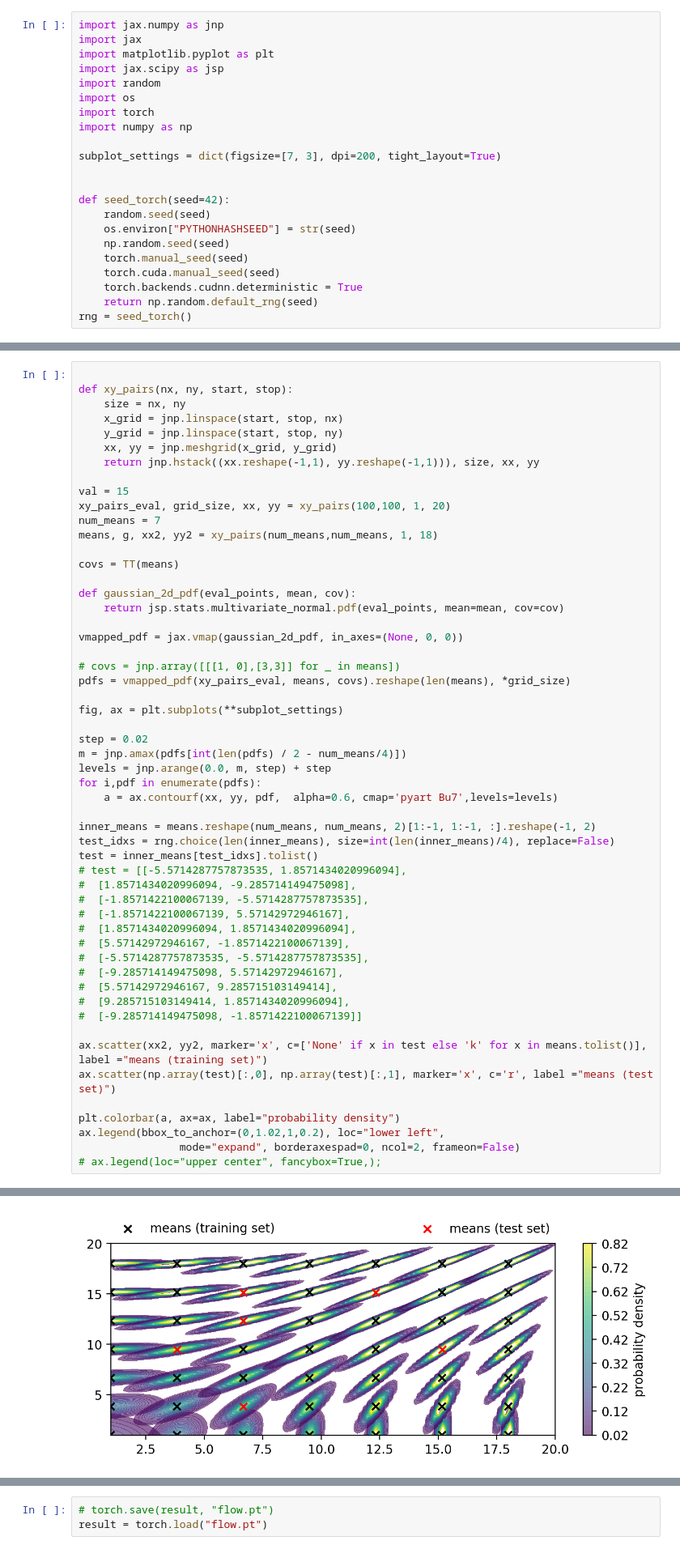
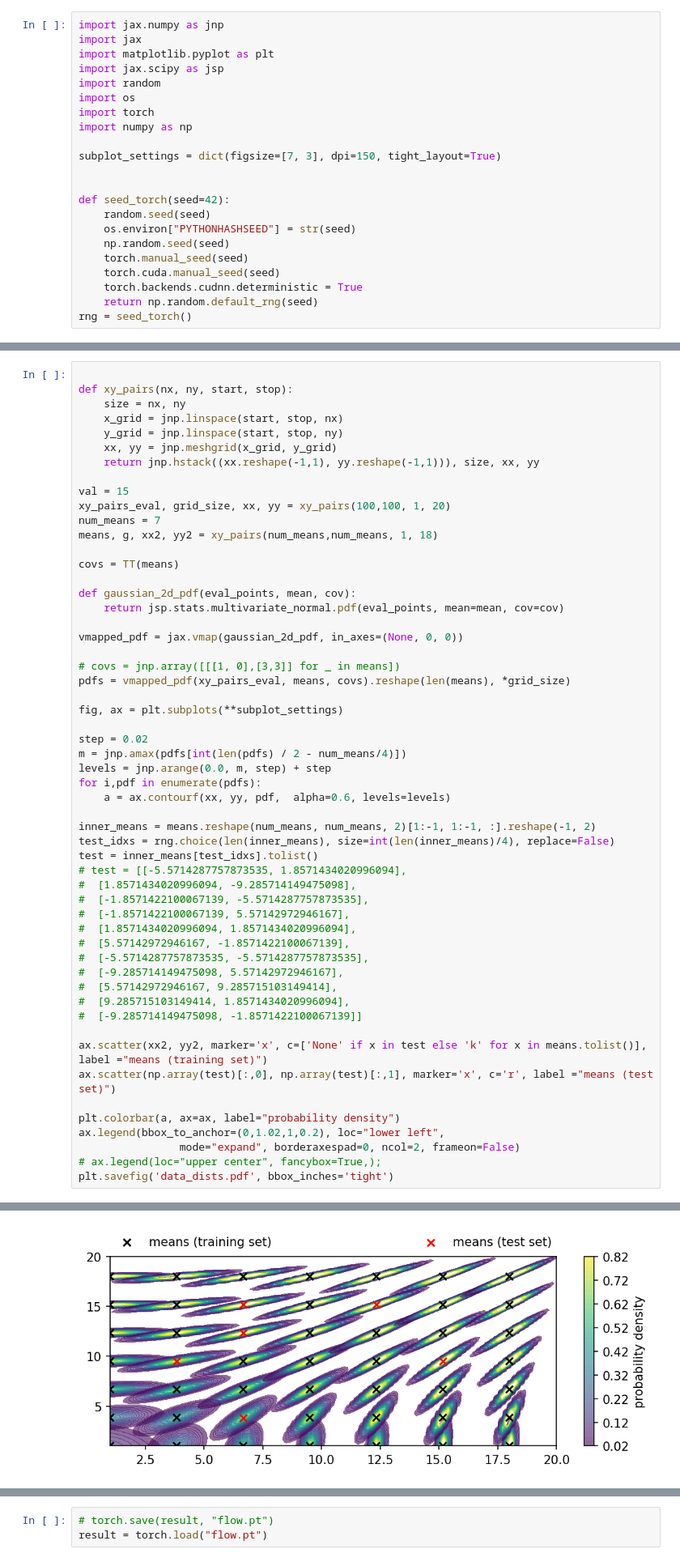
Before and after one commit to phinate/flow-interpolation, a Jupyter notebook: toy_problem.ipynb, the cells around one changed output, grey strips where cells are left out. Shown at 81% size. Drawn from its saved outputs; the diff is of its cells as text.

```diff
--- a/toy_problem.ipynb
+++ b/toy_problem.ipynb
@@ -8,7 +8,7 @@ import os
 import torch
 import numpy as np
 
-subplot_settings = dict(figsize=[7, 3], dpi=200, tight_layout=True)
+subplot_settings = dict(figsize=[7, 3], dpi=150, tight_layout=True)
 
 
 def seed_torch(seed=42):
@@ -59,7 +79,7 @@ step = 0.02
 m = jnp.amax(pdfs[int(len(pdfs) / 2 - num_means/4)])
 levels = jnp.arange(0.0, m, step) + step
 for i,pdf in enumerate(pdfs):
-    a = ax.contourf(xx, yy, pdf,  alpha=0.6, cmap='pyart Bu7',levels=levels)
+    a = ax.contourf(xx, yy, pdf,  alpha=0.6, levels=levels)
 
 inner_means = means.reshape(num_means, num_means, 2)[1:-1, 1:-1, :].reshape(-1, 2)
 test_idxs = rng.choice(len(inner_means), size=int(len(inner_means)/4), replace=False)
@@ -83,4 +103,5 @@ plt.colorbar(a, ax=ax, label="probability density")
 ax.legend(bbox_to_anchor=(0,1.02,1,0.2), loc="lower left",
                 mode="expand", borderaxespad=0, ncol=2, frameon=False)
 # ax.legend(loc="upper center", fancybox=True,);
+plt.savefig('data_dists.pdf', bbox_inches='tight')
 # %% [output]
@@ -88,4 +108,4 @@ ax.legend(bbox_to_anchor=(0,1.02,1,0.2), loc="lower left",
-[figure, old version]
+[figure, new version]
 # %%
 from jax.random import multivariate_normal, PRNGKey
 
```
Also changed, not shown: parts of 6 cells of this notebook.
